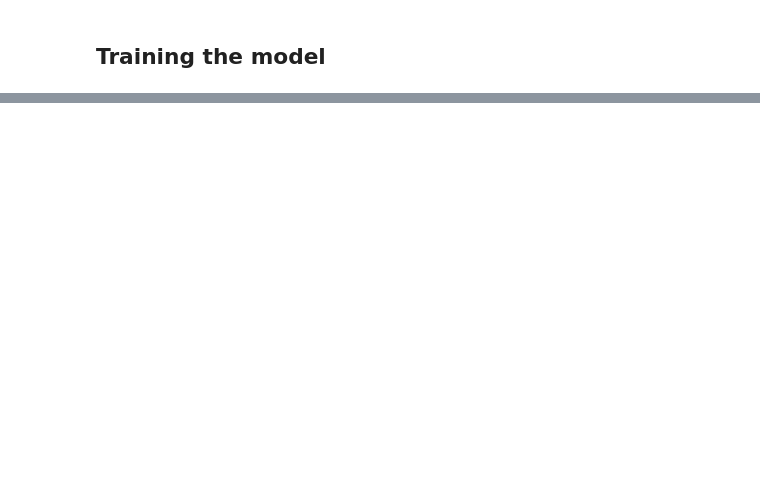
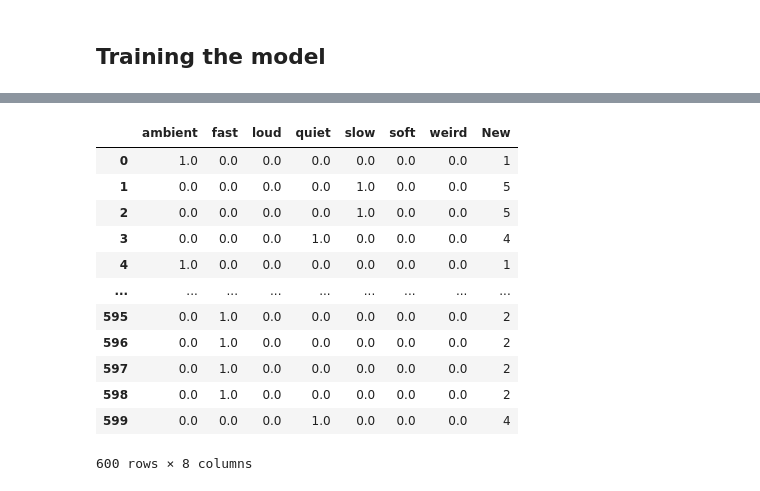
Before and after one commit to menduv/Thesis, a Jupyter notebook: experiments/CNN_magni_w_latentregularisation_mood.ipynb, the cells around one changed output, grey strips where cells are left out. Drawn from its saved outputs; the diff is of its cells as text; code cells hidden in the pictures; blank space fills up the shorter version.

```diff
--- a/experiments/CNN_magni_w_latentregularisation_mood.ipynb
+++ b/experiments/CNN_magni_w_latentregularisation_mood.ipynb
@@ -405,0 +432,4 @@ ValueError: The truth value of an array with more than one element is ambiguous.
+# %%
+y_val_df = pd.DataFrame(y_val, columns = pd.get_dummies(df['tags']).columns.tolist())
+y_val_df = y_val_df.set_index()
+y_val_df['New'] = y_val_df.values.argmax(1)+1
@@ -405,0 +448,16 @@ ValueError: The truth value of an array with more than one element is ambiguous.
+# %%
+y_val_df
+# %% [output]
+|  | ambient | fast | loud | quiet | slow | soft | weird | New |
+| 0 | 1.0 | 0.0 | 0.0 | 0.0 | 0.0 | 0.0 | 0.0 | 1 |
+| 1 | 0.0 | 0.0 | 0.0 | 0.0 | 1.0 | 0.0 | 0.0 | 5 |
+| 2 | 0.0 | 0.0 | 0.0 | 0.0 | 1.0 | 0.0 | 0.0 | 5 |
+| 3 | 0.0 | 0.0 | 0.0 | 1.0 | 0.0 | 0.0 | 0.0 | 4 |
+| 4 | 1.0 | 0.0 | 0.0 | 0.0 | 0.0 | 0.0 | 0.0 | 1 |
+| ... | ... | ... | ... | ... | ... | ... | ... | ... |
+| 595 | 0.0 | 1.0 | 0.0 | 0.0 | 0.0 | 0.0 | 0.0 | 2 |
+| 596 | 0.0 | 1.0 | 0.0 | 0.0 | 0.0 | 0.0 | 0.0 | 2 |
+| 597 | 0.0 | 1.0 | 0.0 | 0.0 | 0.0 | 0.0 | 0.0 | 2 |
+| 598 | 0.0 | 1.0 | 0.0 | 0.0 | 0.0 | 0.0 | 0.0 | 2 |
+| 599 | 0.0 | 0.0 | 0.0 | 1.0 | 0.0 | 0.0 | 0.0 | 4 |
+600 rows × 8 columns
```
Also changed, not shown: parts of 21 cells of this notebook, 8 other files.
